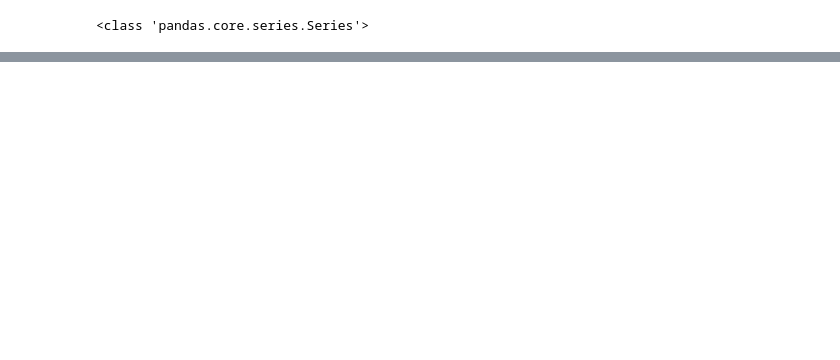
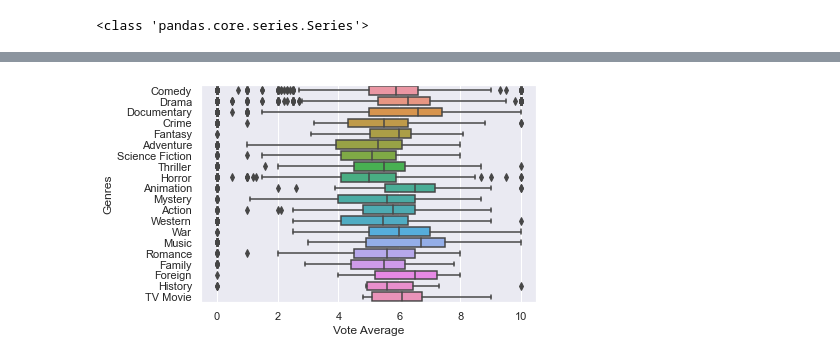
Before and after one commit to sathwikkes/Movie-Recommender-System, a Jupyter notebook: moviedataproject.ipynb, the cells around one changed output, grey strips where cells are left out. Cells and saved outputs as stored; diff of their text form; code cells hidden in the pictures; blank space fills up the shorter version.

```diff
--- a/moviedataproject.ipynb
+++ b/moviedataproject.ipynb
@@ -613,3 +458,0 @@ ax = sns.boxplot(data = one_genre_df['vote_average'], y=one_genre_df.index, x= '
-# %%
-sns.set_theme(style="darkgrid")
-sns.relplot(x="mean", y="std", hue=one_genre_df.index, data=one_genre_df['vote_average']);
@@ -618,0 +459,9 @@ ax = sns.violinplot(x=one_genre_df['vote_average']['mean'])
+# %%
+sns.set()
+# %%
+_ = sns.boxplot(data = movie_with_one, y=movie_genres_key, x='vote_average', orient = "h")
+_ = plt.xlabel('Vote Average')
+_ = plt.ylabel('Genres')
+plt.show()
+# %% [output]
+[figure, added]
```
Also changed, not shown: parts of 84 cells of this notebook.
